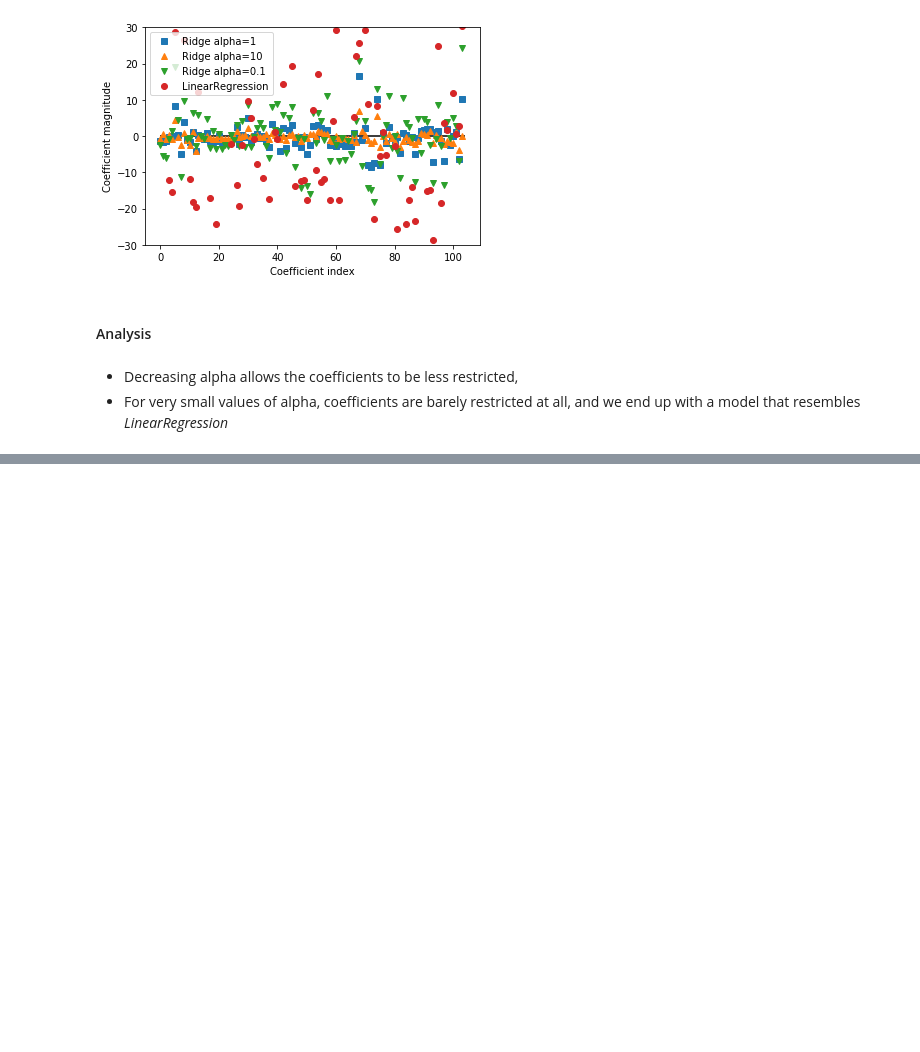
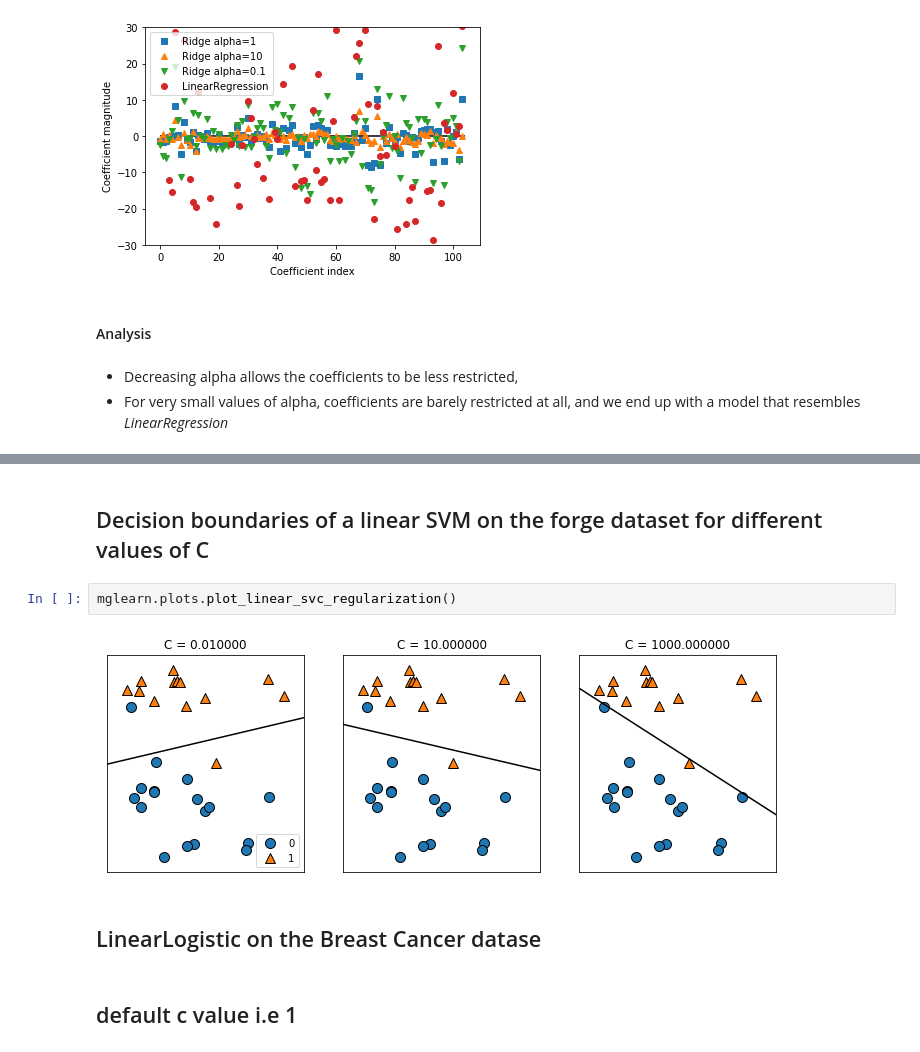
Before and after one commit to bnriiitb/applied_machine_learning_course, a Jupyter notebook: 07 Supervised Learning/Linear Models.ipynb, the cells around one changed output, grey strips where cells are left out. Cells and saved outputs as stored; diff of their text form; blank space fills up the shorter version.

```diff
--- a/07 Supervised Learning/Linear Models.ipynb
+++ b/07 Supervised Learning/Linear Models.ipynb
@@ -149,0 +319,10 @@ plt.legend()
+# %% [markdown]
+## Decision boundaries of a linear SVM on the forge dataset for different values of C
+# %%
+mglearn.plots.plot_linear_svc_regularization()
+# %% [output]
+[figure, added]
+# %% [markdown]
+## LinearLogistic on the Breast Cancer datase
+# %% [markdown]
+## default c value i.e 1
```
Also changed, not shown: parts of 38 cells of this notebook.
